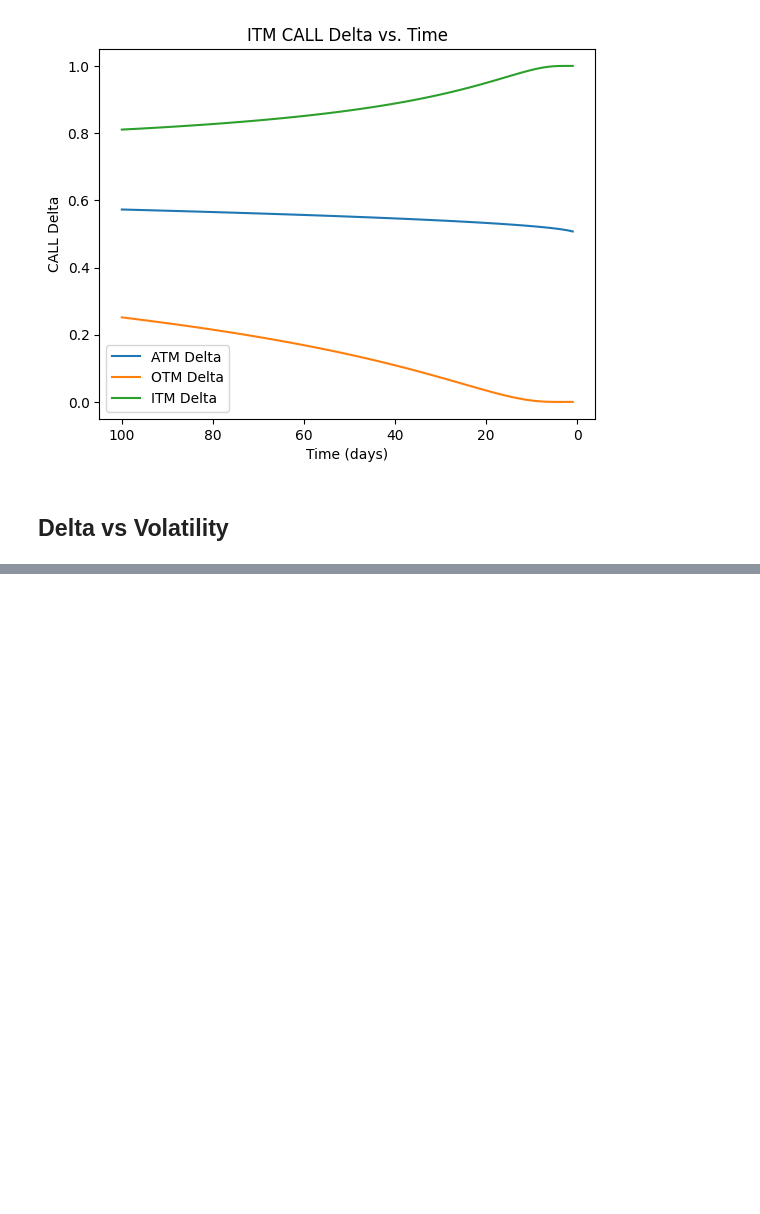
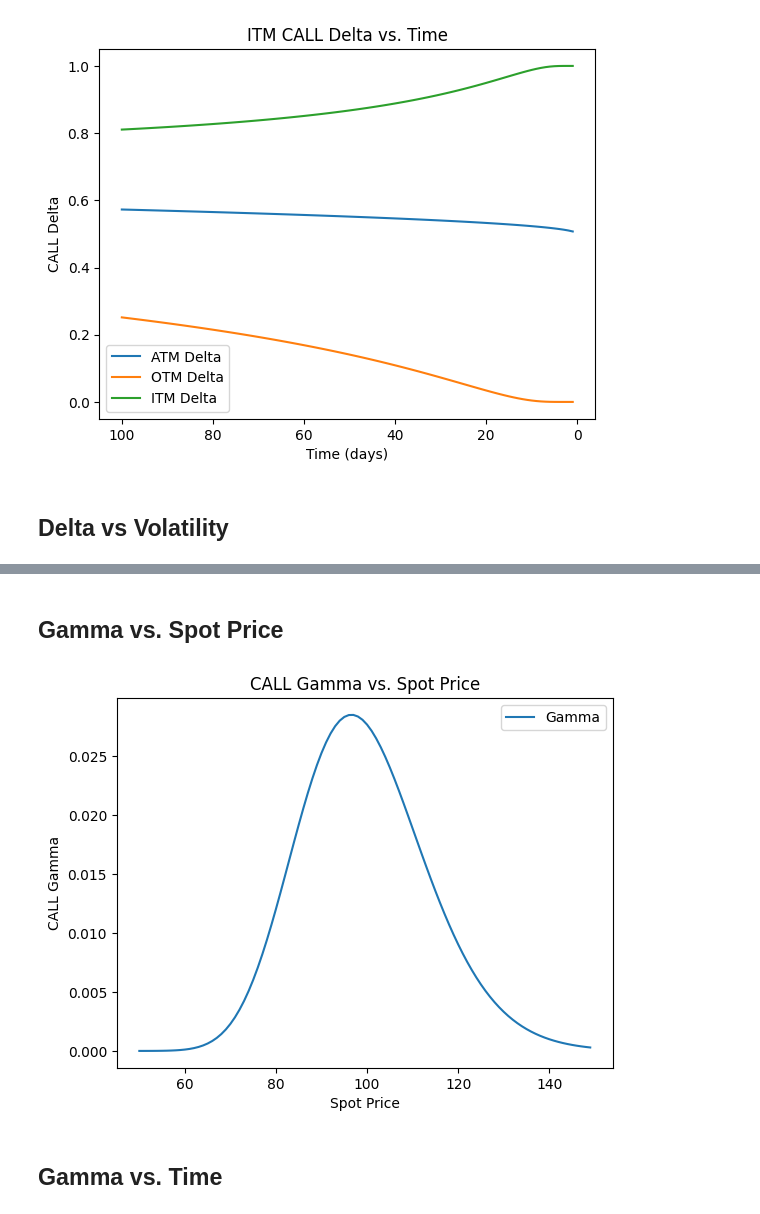
Before and after one commit to jhtkoo0426/options-analysis, a Jupyter notebook: greeks_analysis.ipynb, the cells around one changed output, grey strips where cells are left out. Cells and saved outputs as stored; diff of their text form; code cells hidden in the pictures; blank space fills up the shorter version.

Commit message:
Added Gamma analysis

```diff
--- a/greeks_analysis.ipynb
+++ b/greeks_analysis.ipynb
@@ -110,0 +131,23 @@ delta_volatility_analysis(S, K, r, t, moneyness='')
+# %%
+def gamma_call(S, K, r, T, sigma):
+    d1_value = d1(S, K, r, T, sigma)
+    return norm.pdf(d1_value) / (S * sigma * np.sqrt(T))
+# %% [markdown]
+## Gamma vs. Spot Price
+# %%
+def gamma_spot_analysis(K, r, t, sigma):
+    T = t / 365
+    S = np.arange(K * 0.5, K * 1.5, 1)
+    calls_gammas = gamma_call(S, K, r, T, sigma)
+
+    plt.title('CALL Gamma vs. Spot Price')
+    plt.plot(S, calls_gammas, label='Gamma')
+    plt.xlabel('Spot Price')
+    plt.ylabel('CALL Gamma')
+    plt.legend()
+# %%
+gamma_spot_analysis(K, r, t, sigma)
+# %% [output]
+[figure, added]
+# %% [markdown]
+## Gamma vs. Time
```
Also changed, not shown: parts of 15 cells of this notebook.
